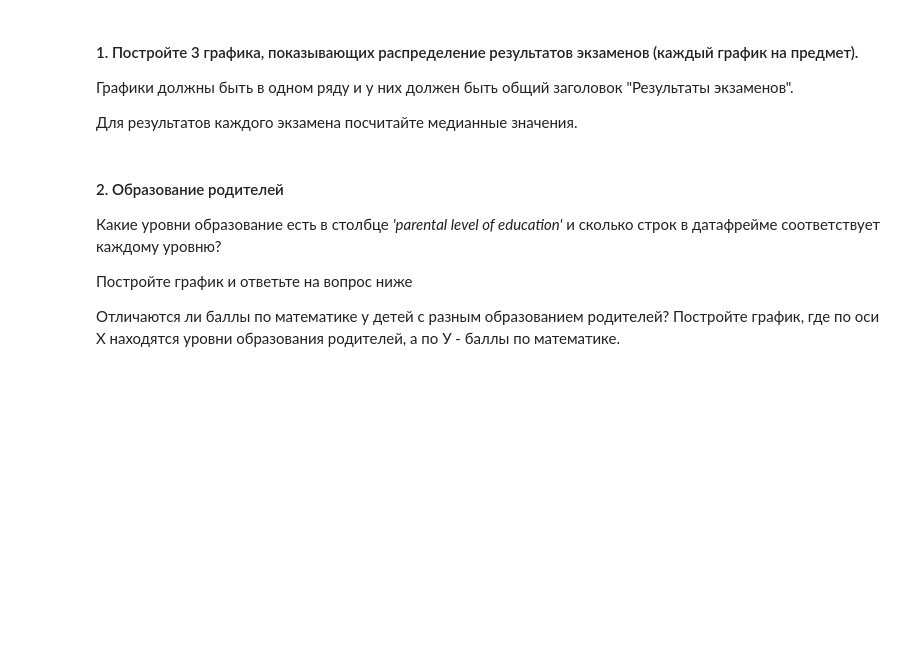
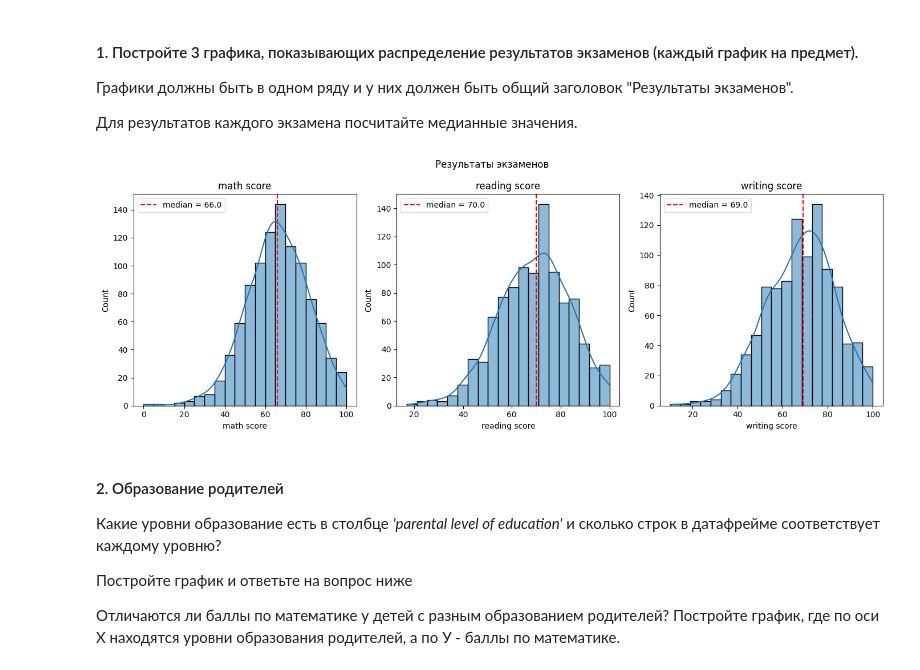
Before and after one commit to runessaa/-Streltsov-Projects, a Jupyter notebook: Практическая_работа_№3_Библиотека_Pandas.ipynb, the cells around one changed output. Saved outputs shown, nothing was run; the diff lists cells and outputs as text; code cells hidden in the pictures; blank space fills up the shorter version.

```diff
--- a/Практическая_работа_№3_Библиотека_Pandas.ipynb
+++ b/Практическая_работа_№3_Библиотека_Pandas.ipynb
@@ -561,0 +556,3 @@ df
+# %%
+df = pd.read_csv('StudentsPerformance.csv')
+df.head()
@@ -568,6 +572,18 @@ df
 Графики должны быть в одном ряду и у них должен быть общий заголовок "Результаты экзаменов".
 
 Для результатов каждого экзамена посчитайте медианные значения.
+# %%
+fig, axes = plt.subplots(1, 3, figsize=(14, 5))
+fig.suptitle("Результаты экзаменов")
+for i, col in enumerate(['math score', 'reading score', 'writing score']):
+  sns.histplot(df[col], kde=True, ax=axes[i], bins=20)
+  axes[i].set_title(col)
+  axes[i].axvline(df[col].median(), color='red', linestyle='--', label=f'median = {df[col].median()}')
+  axes[i].legend()
+plt.tight_layout()
+plt.show()
+# %% [output]
+[figure, added]
 # %% [markdown]
 #### 2. Образование родителей
 Какие уровни образование есть в столбце *'parental level of education'* и сколько строк в датафрейме соответствует каждому уровню?
```
Also changed, not shown: parts of 13 cells of this notebook.
